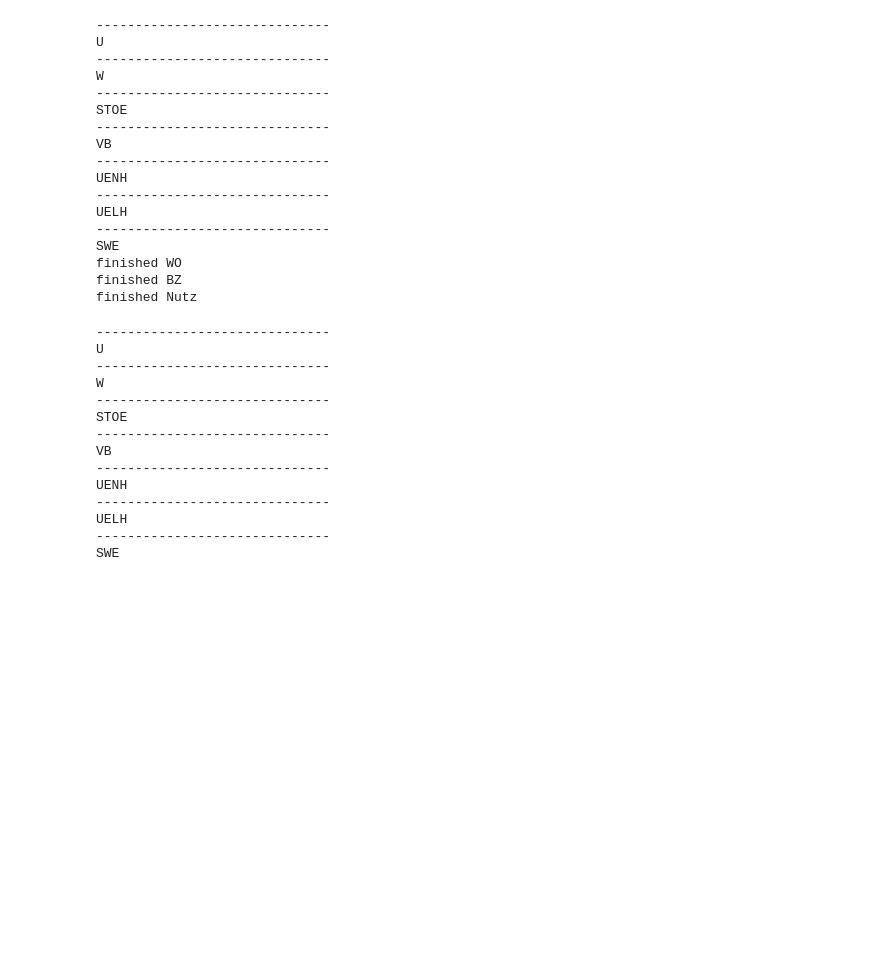
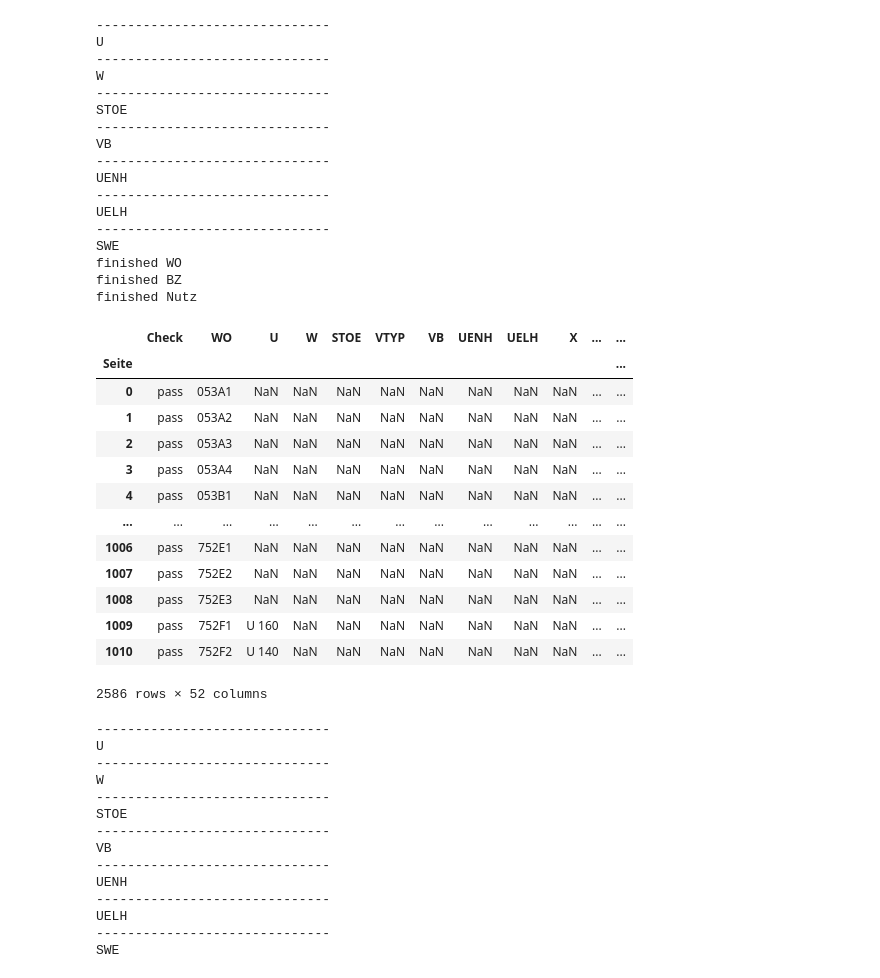
Before and after one commit to satlawa/obf_autman, a Jupyter notebook: check.ipynb, the cells around one changed output. Drawn from its saved outputs; the diff is of its cells as text; code cells hidden in the pictures; blank space fills up the shorter version.

```diff
--- a/check.ipynb
+++ b/check.ipynb
@@ -329,0 +337,33 @@ finished Nutz
+# %%
+path = '/home/philipp/Code/python/obf_autman/clean/'
+path_out = path + out_file_name
+
+frames = []
+
+for name in ['53_110', '156_182', '256_258', '701_752']:
+
+    file_name = 'Manuale_Dross_Abt.{}'.format(name)
+    #path = '/home/philipp/Data/obf_autman/check/'
+
+    frame = pd.read_excel(path + file_name + '.xlsx', index_col=0)
+    frame['WO'] = frame['WO'].str.replace(' ', '')
+    frames.append(frame)
+# %%
+data = pd.concat(frames)
+# %%
+data
+# %% [output]
+|  | Check | WO | U | W | STOE | VTYP | VB | UENH | UELH | X | ... | ... |
+| Seite |  |  |  |  |  |  |  |  |  |  |  | ... |
+| 0 | pass | 053A1 | NaN | NaN | NaN | NaN | NaN | NaN | NaN | NaN | ... | ... |
+| 1 | pass | 053A2 | NaN | NaN | NaN | NaN | NaN | NaN | NaN | NaN | ... | ... |
+| 2 | pass | 053A3 | NaN | NaN | NaN | NaN | NaN | NaN | NaN | NaN | ... | ... |
+| 3 | pass | 053A4 | NaN | NaN | NaN | NaN | NaN | NaN | NaN | NaN | ... | ... |
+| 4 | pass | 053B1 | NaN | NaN | NaN | NaN | NaN | NaN | NaN | NaN | ... | ... |
+| ... | ... | ... | ... | ... | ... | ... | ... | ... | ... | ... | ... | ... |
+| 1006 | pass | 752E1 | NaN | NaN | NaN | NaN | NaN | NaN | NaN | NaN | ... | ... |
+| 1007 | pass | 752E2 | NaN | NaN | NaN | NaN | NaN | NaN | NaN | NaN | ... | ... |
+| 1008 | pass | 752E3 | NaN | NaN | NaN | NaN | NaN | NaN | NaN | NaN | ... | ... |
+| 1009 | pass | 752F1 | U 160 | NaN | NaN | NaN | NaN | NaN | NaN | NaN | ... | ... |
+| 1010 | pass | 752F2 | U 140 | NaN | NaN | NaN | NaN | NaN | NaN | NaN | ... | ... |
+2586 rows × 52 columns
```
Also changed, not shown: parts of 8 cells of this notebook, 1 other file.
